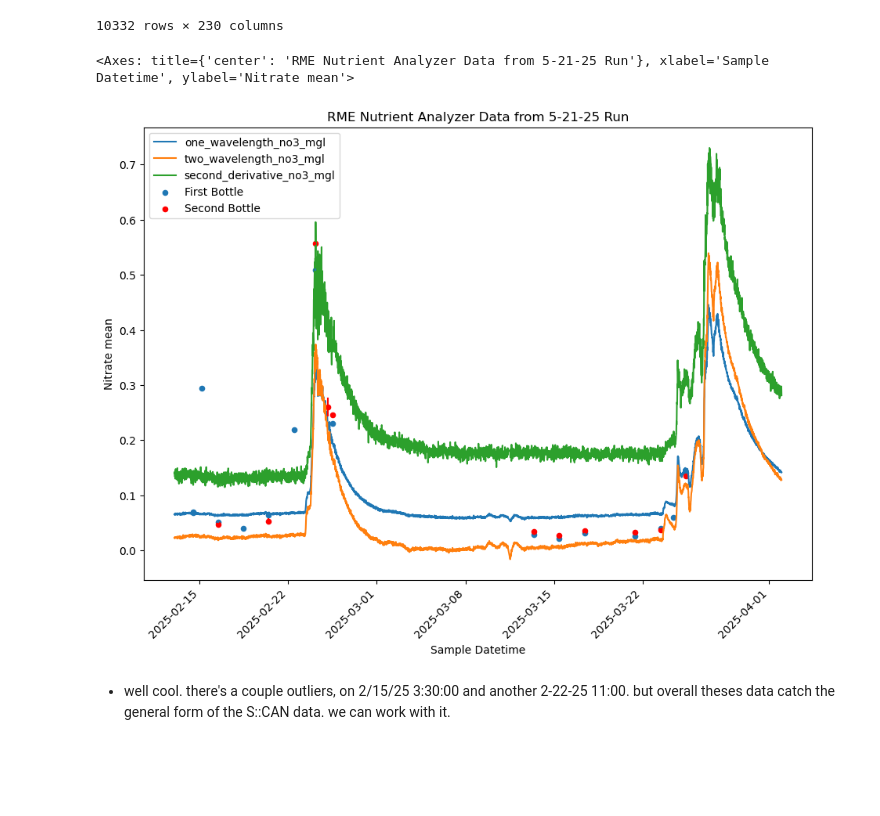
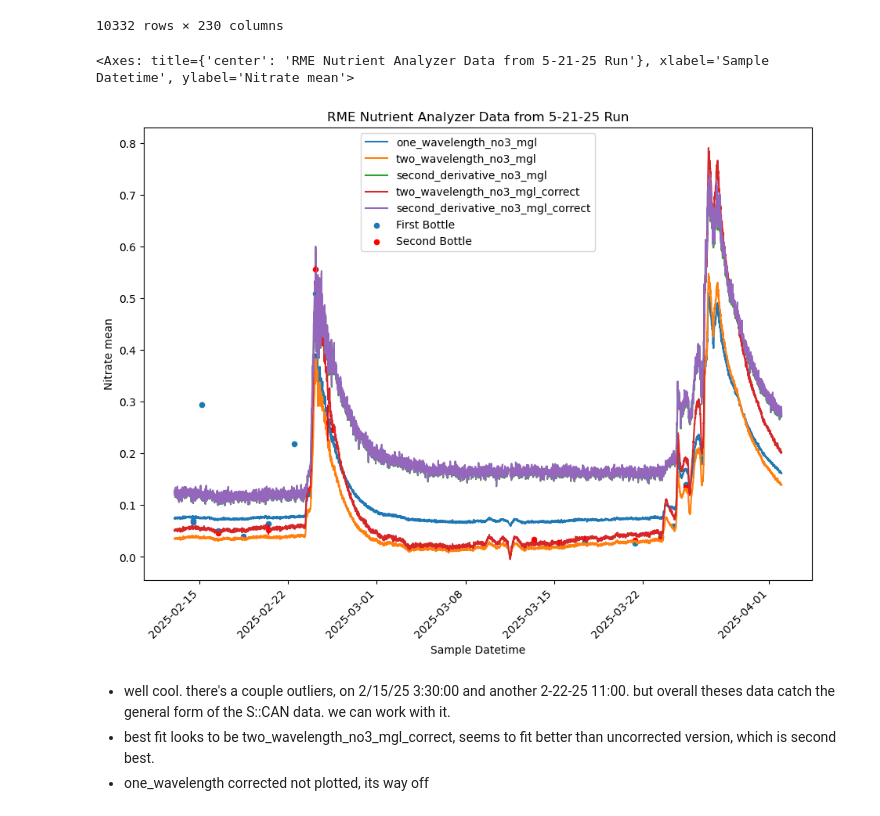
Before and after one commit to mbeneck/rcew-nitrate, a Jupyter notebook: AA500_QA.ipynb, the cells around one changed output. Saved outputs shown, nothing was run; the diff lists cells and outputs as text; code cells hidden in the pictures; blank space fills up the shorter version.

Commit message:
added 1:1 calibration plots to AA500 calibration

```diff
--- a/AA500_QA.ipynb
+++ b/AA500_QA.ipynb
@@ -249,14 +266,16 @@ rme_cleaned
 # %%
 fig, ax= plt.subplots(figsize=(11,8.5))
 
 first_rep = result_05212025.result_df['Bottle Replicate']==1
 
 
-rme_cleaned.loc['2-13-25':'4-01-25'].plot(y= ['one_wavelength_no3_mgl', 'two_wavelength_no3_mgl', 'second_derivative_no3_mgl'], ax=ax, rot=45)
-result_05212025.result_df[first_rep].loc['RME'].loc['2-13-25':'4-01-25'].reset_index().plot(x='Sample Datetime', y='Nitrate mean',ax=ax, yerr= 'Nitrate std',kind='scatter', rot=45, label = 'First Bottle')
-result_05212025.result_df[~first_rep].loc['RME'].loc['2-13-25':'4-01-25'].reset_index().plot(x='Sample Datetime', y='Nitrate mean',ax=ax, yerr= 'Nitrate std',kind='scatter', rot=45,color='r', label = 'Second Bottle', title = 'RME Nutrient Analyzer Data from 5-21-25 Run')
+rme_cleaned.loc['2-13-25':'4-01-25'].plot(y= ['one_wavelength_no3_mgl', 'two_wavelength_no3_mgl', 'second_derivative_no3_mgl', 'two_wavelength_no3_mgl_correct', 'second_derivative_no3_mgl_correct'], ax=ax, rot=45)
+result_05212025.result_df[first_rep].loc['RME'].loc['2-13-25':'4-01-25'].reset_index().plot(x='Sample Datetime', y='Nitrate mean',ax=ax, yerr= 'Nitrate err',kind='scatter', rot=45, label = 'First Bottle')
+result_05212025.result_df[~first_rep].loc['RME'].loc['2-13-25':'4-01-25'].reset_index().plot(x='Sample Datetime', y='Nitrate mean',ax=ax, yerr= 'Nitrate err',kind='scatter', rot=45,color='r', label = 'Second Bottle', title = 'RME Nutrient Analyzer Data from 5-21-25 Run')
 # %% [output]
 <Axes: title={'center': 'RME Nutrient Analyzer Data from 5-21-25 Run'}, xlabel='Sample Datetime', ylabel='Nitrate mean'>
-[figure, old version]
+[figure, new version]
 # %% [markdown]
 - well cool. there's a couple outliers, on 2/15/25 3:30:00 and another 2-22-25 11:00. but overall theses data catch the general form of the S::CAN data. we can work with it.
+- best fit looks to be two_wavelength_no3_mgl_correct, seems to fit better than uncorrected version, which is second best.
+- one_wavelength corrected not plotted, its way off
```
Also changed, not shown: parts of 20 cells of this notebook.
